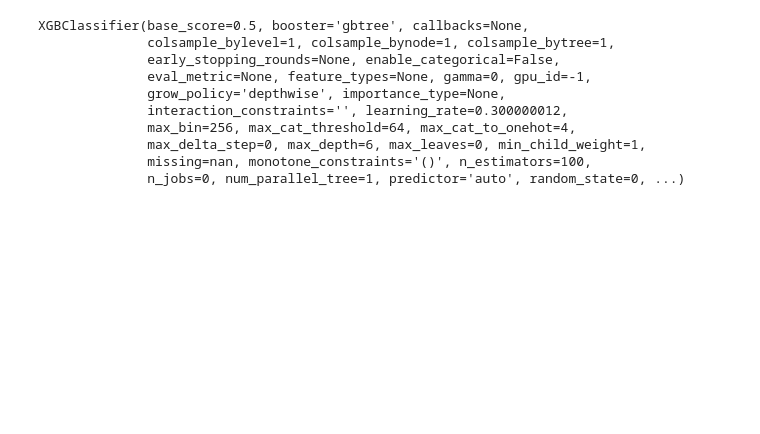
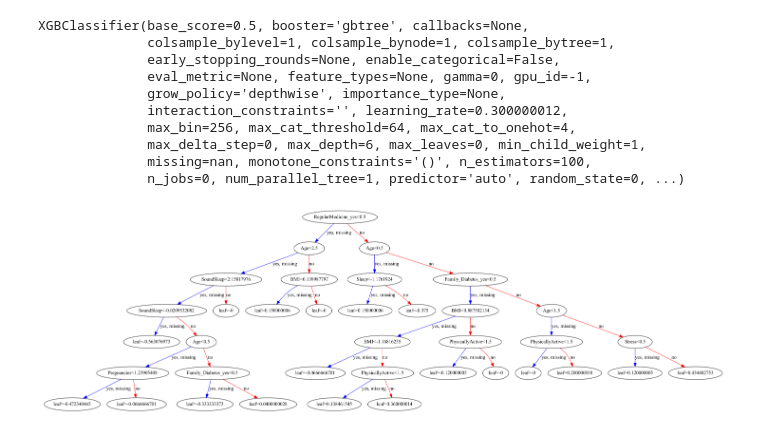
Before and after one commit to kimlindner/Type2DiabetesDetection_ML_Project, a Jupyter notebook: XGBoost.ipynb, the cells around one changed output. Cells and saved outputs as stored; diff of their text form; code cells hidden in the pictures; blank space fills up the shorter version.

```diff
--- a/XGBoost.ipynb
+++ b/XGBoost.ipynb
@@ -28,7 +31,7 @@ There are 193 entries with 18 columns in our testing data.
 # %%
-xgb_classifier = xgb.XGBClassifier()
+xgb_classifier = xgb.XGBClassifier(seed=0).fit(X_train,y_train)
 # %%
-xgb_classifier.fit(X_train,y_train)
+print(xgb_classifier)
 # %% [output]
 XGBClassifier(base_score=0.5, booster='gbtree', callbacks=None,
               colsample_bylevel=1, colsample_bynode=1, colsample_bytree=1,
@@ -41,5 +44,9 @@ XGBClassifier(base_score=0.5, booster='gbtree', callbacks=None,
               missing=nan, monotone_constraints='()', n_estimators=100,
               n_jobs=0, num_parallel_tree=1, predictor='auto', random_state=0, ...)
 # %%
-predictions = xgb_classifier.predict(X_test)
+# Visualize
+plot_tree(xgb_classifier)
+plt.gcf().set_size_inches(18.5, 10.5)
+# %% [output]
+[figure, added]
 # %%
```
Also changed, not shown: parts of 7 cells of this notebook, 7 other files.
